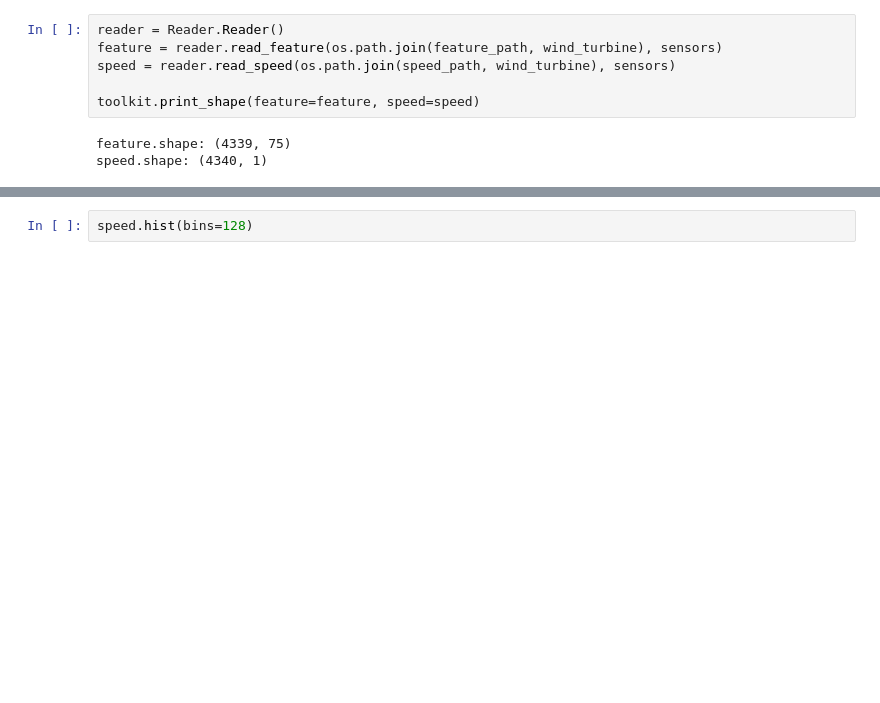
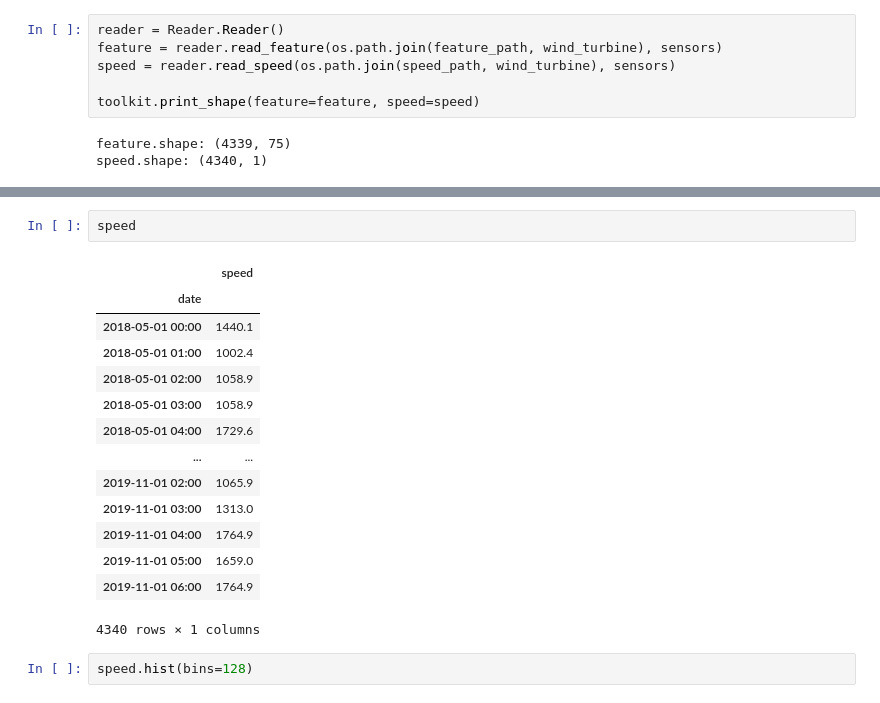
Before and after one commit to AiZhanghan/gearbox-fault-detection, a Jupyter notebook: code/train/niu_jia_ling/1.ipynb, the cells around one changed output, grey strips where cells are left out. Drawn from its saved outputs; the diff is of its cells as text; blank space fills up the shorter version.

```diff
--- a/code/train/niu_jia_ling/1.ipynb
+++ b/code/train/niu_jia_ling/1.ipynb
@@ -34,3 +56,20 @@ speed.shape: (4340, 1)
+# %%
+speed
+# %% [output]
+|  | speed |
+| date |  |
+| 2018-05-01 00:00 | 1440.1 |
+| 2018-05-01 01:00 | 1002.4 |
+| 2018-05-01 02:00 | 1058.9 |
+| 2018-05-01 03:00 | 1058.9 |
+| 2018-05-01 04:00 | 1729.6 |
+| ... | ... |
+| 2019-11-01 02:00 | 1065.9 |
+| 2019-11-01 03:00 | 1313.0 |
+| 2019-11-01 04:00 | 1764.9 |
+| 2019-11-01 05:00 | 1659.0 |
+| 2019-11-01 06:00 | 1764.9 |
+4340 rows × 1 columns
 # %%
 speed.hist(bins=128)
 # %% [output]
```
Also changed, not shown: parts of 2 cells of this notebook, 4 other files.
